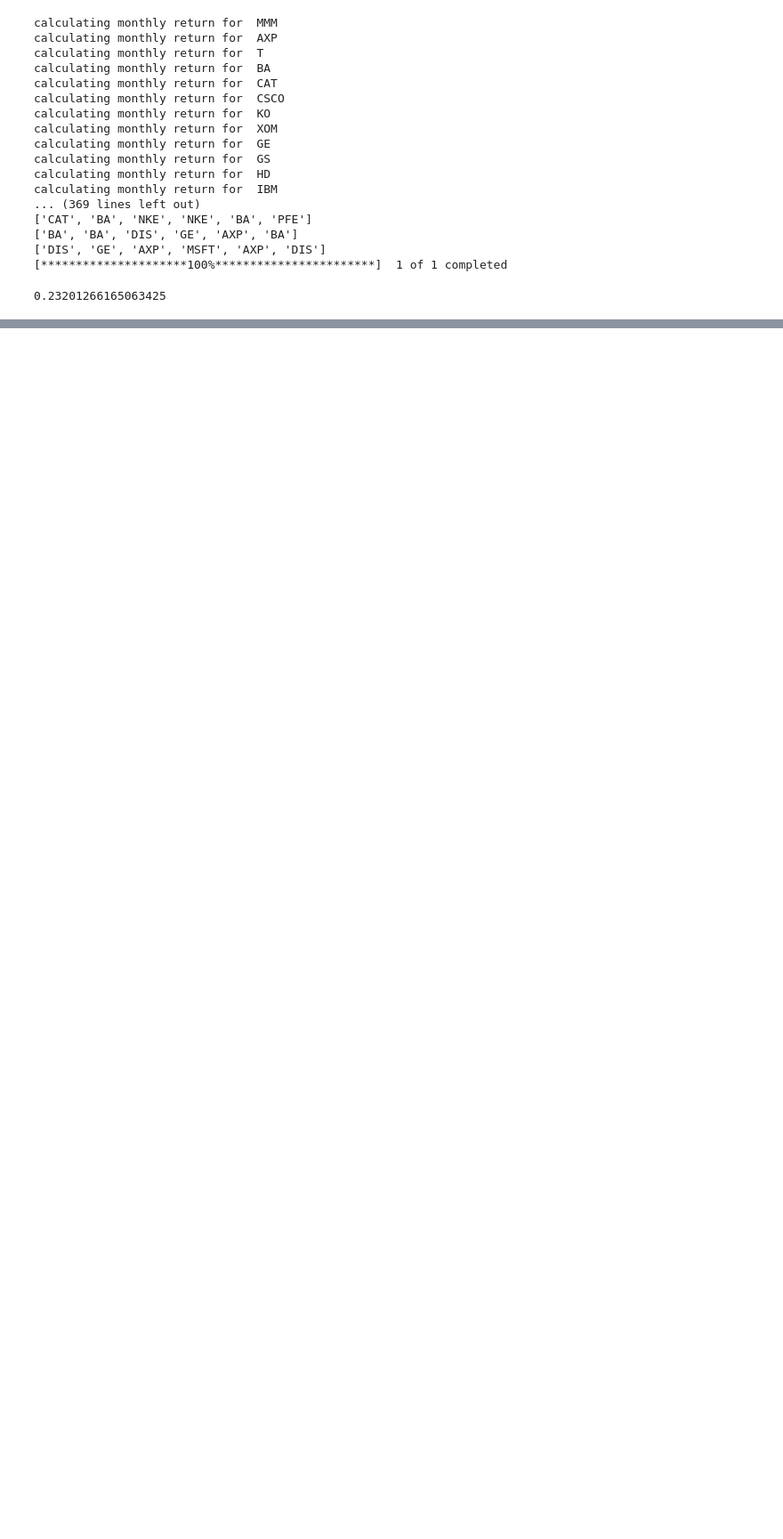
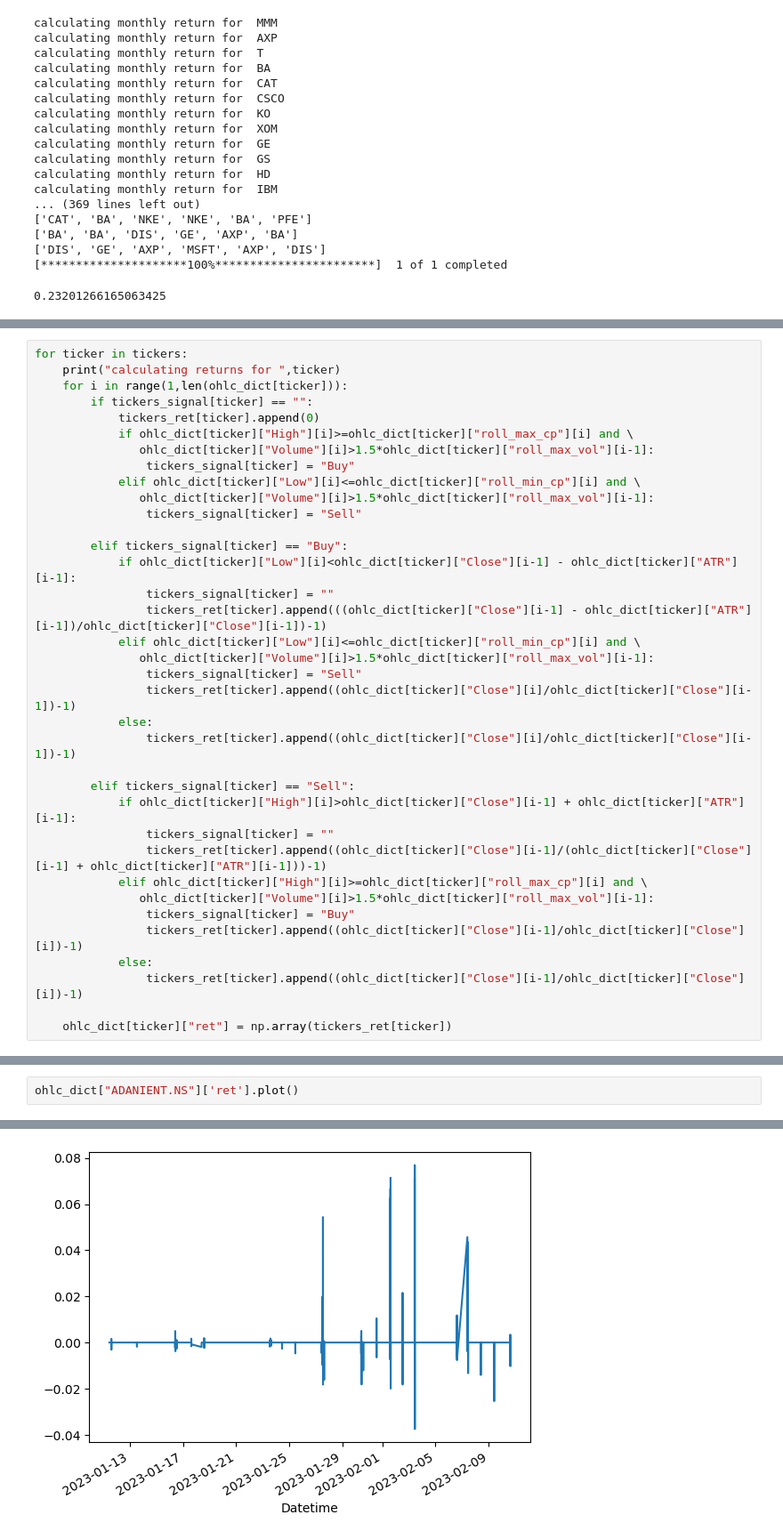
Before and after one commit to pChitral/Algorithmic-Trading-and-Quantitative-Analysis, a Jupyter notebook: backtesting.ipynb, the cells around one changed output, grey strips where cells are left out. Shown at 89% size. Drawn from its saved outputs; the diff is of its cells as text; blank space fills up the shorter version.

```diff
--- a/backtesting.ipynb
+++ b/backtesting.ipynb
@@ -176,0 +308,36 @@ ax.legend(["Strategy Return", "Index Return"]);
+# %%
+for ticker in tickers:
+    print("calculating returns for ",ticker)
+    for i in range(1,len(ohlc_dict[ticker])):
+        if tickers_signal[ticker] == "":
+            tickers_ret[ticker].append(0)
+            if ohlc_dict[ticker]["High"][i]>=ohlc_dict[ticker]["roll_max_cp"][i] and \
+               ohlc_dict[ticker]["Volume"][i]>1.5*ohlc_dict[ticker]["roll_max_vol"][i-1]:
+                tickers_signal[ticker] = "Buy"
+            elif ohlc_dict[ticker]["Low"][i]<=ohlc_dict[ticker]["roll_min_cp"][i] and \
+               ohlc_dict[ticker]["Volume"][i]>1.5*ohlc_dict[ticker]["roll_max_vol"][i-1]:
+                tickers_signal[ticker] = "Sell"
+
+        elif tickers_signal[ticker] == "Buy":
+            if ohlc_dict[ticker]["Low"][i]<ohlc_dict[ticker]["Close"][i-1] - ohlc_dict[ticker]["ATR"][i-1]:
+                tickers_signal[ticker] = ""
+                tickers_ret[ticker].append(((ohlc_dict[ticker]["Close"][i-1] - ohlc_dict[ticker]["ATR"][i-1])/ohlc_dict[ticker]["Close"][i-1])-1)
+            elif ohlc_dict[ticker]["Low"][i]<=ohlc_dict[ticker]["roll_min_cp"][i] and \
+               ohlc_dict[ticker]["Volume"][i]>1.5*ohlc_dict[ticker]["roll_max_vol"][i-1]:
+                tickers_signal[ticker] = "Sell"
+                tickers_ret[ticker].append((ohlc_dict[ticker]["Close"][i]/ohlc_dict[ticker]["Close"][i-1])-1)
+            else:
+                tickers_ret[ticker].append((ohlc_dict[ticker]["Close"][i]/ohlc_dict[ticker]["Close"][i-1])-1)
+
+        elif tickers_signal[ticker] == "Sell":
+            if ohlc_dict[ticker]["High"][i]>ohlc_dict[ticker]["Close"][i-1] + ohlc_dict[ticker]["ATR"][i-1]:
+                tickers_signal[ticker] = ""
+                tickers_ret[ticker].append((ohlc_dict[ticker]["Close"][i-1]/(ohlc_dict[ticker]["Close"][i-1] + ohlc_dict[ticker]["ATR"][i-1]))-1)
+            elif ohlc_dict[ticker]["High"][i]>=ohlc_dict[ticker]["roll_max_cp"][i] and \
+               ohlc_dict[ticker]["Volume"][i]>1.5*ohlc_dict[ticker]["roll_max_vol"][i-1]:
+                tickers_signal[ticker] = "Buy"
+                tickers_ret[ticker].append((ohlc_dict[ticker]["Close"][i-1]/ohlc_dict[ticker]["Close"][i])-1)
+            else:
+                tickers_ret[ticker].append((ohlc_dict[ticker]["Close"][i-1]/ohlc_dict[ticker]["Close"][i])-1)
+
+    ohlc_dict[ticker]["ret"] = np.array(tickers_ret[ticker])
@@ -176,0 +369,3 @@ ax.legend(["Strategy Return", "Index Return"]);
+# %%
+ohlc_dict["ADANIENT.NS"]['ret'].plot()
+# %% [output]
@@ -176,0 +373 @@ ax.legend(["Strategy Return", "Index Return"]);
+[figure, added]
```
Also changed, not shown: parts of 22 cells of this notebook.
